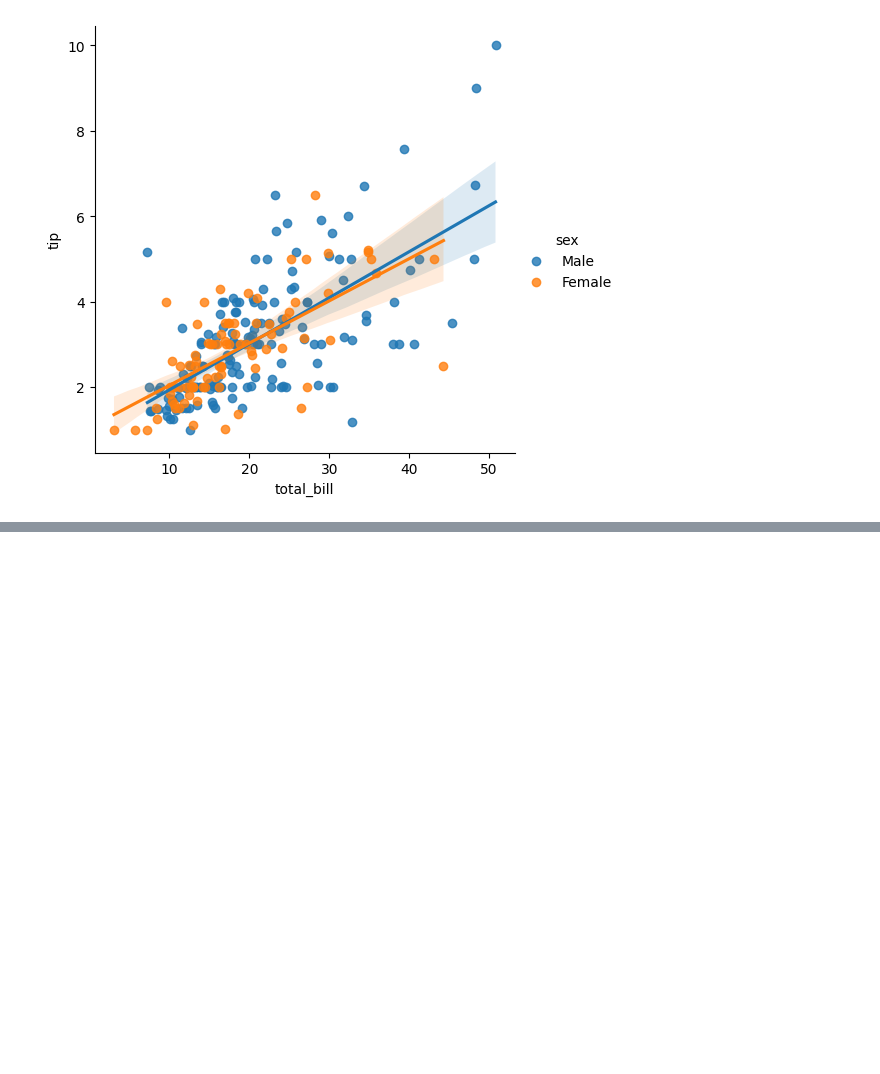
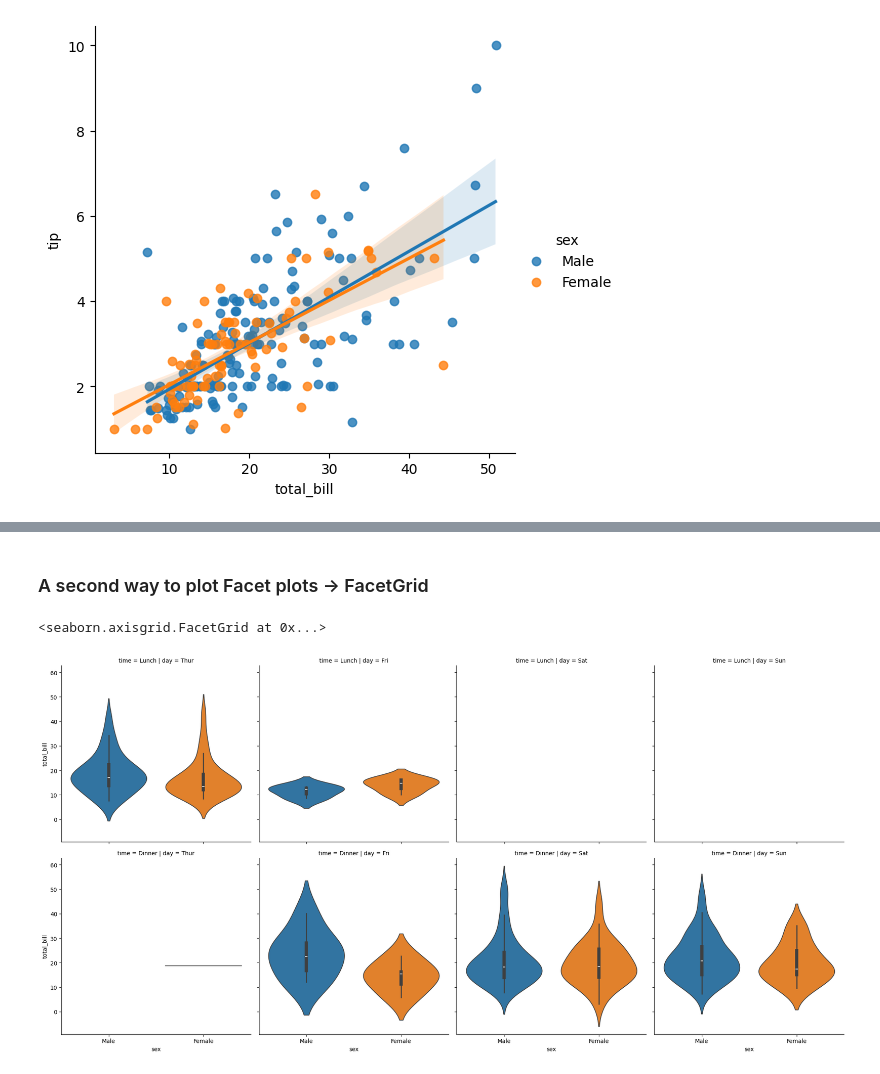
Before and after one commit to adilkamal2478/Adil_Pandas_campusx, a Jupyter notebook: Seaborn_my_notes_session_26.ipynb, the cells around one changed output, grey strips where cells are left out. Cells and saved outputs as stored; diff of their text form; code cells hidden in the pictures; blank space fills up the shorter version.

```diff
--- a/Seaborn_my_notes_session_26.ipynb
+++ b/Seaborn_my_notes_session_26.ipynb
@@ -398,0 +413,17 @@ sns.lmplot(
+# %% [markdown]
+### A second way to plot Facet plots -> FacetGrid
+# %%
+# it is the normal way of plotting facetgrids(means multiple graphs)
+
+sns.catplot(
+    data = tips,
+    x = 'sex',
+    y = 'total_bill',
+    kind = 'violin',
+    col = 'day',
+    row = 'time',
+    hue = 'sex'
+)
+# %% [output]
+<seaborn.axisgrid.FacetGrid at 0x...>
+[figure, added]
```
Also changed, not shown: parts of 8 cells of this notebook.
